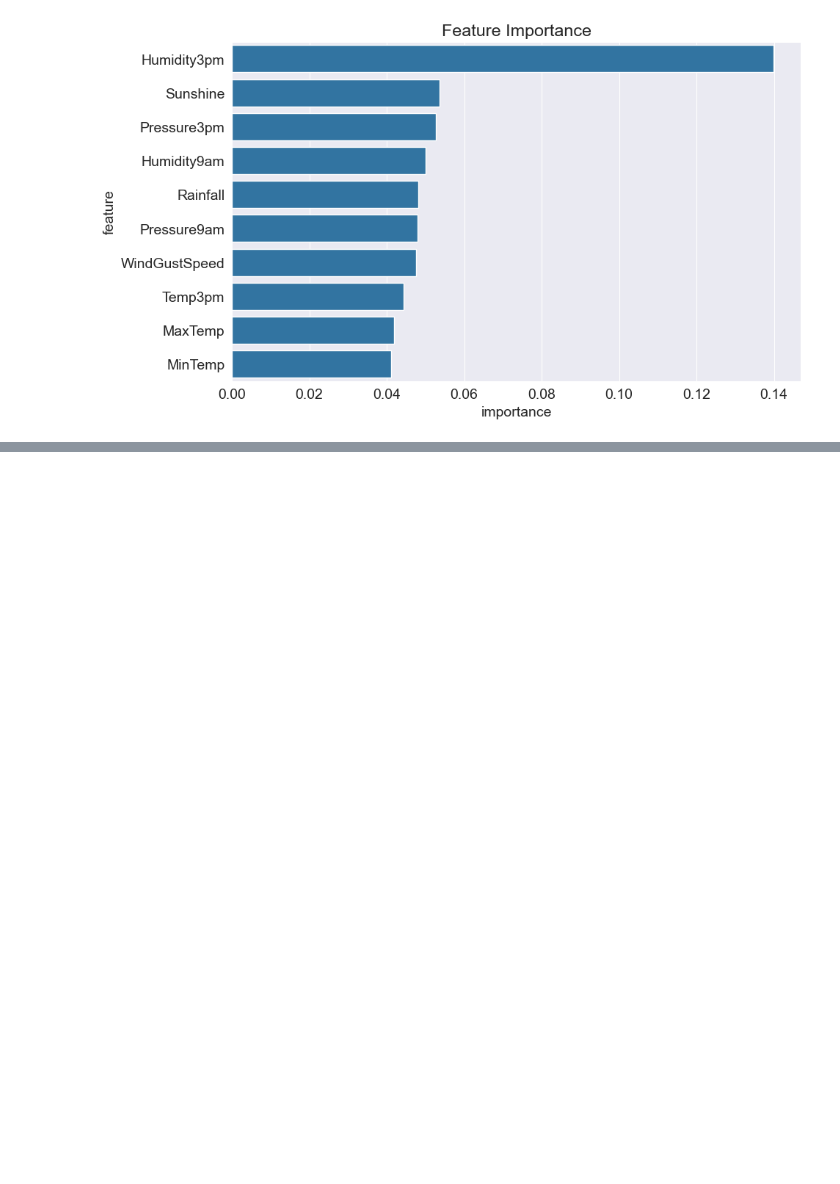
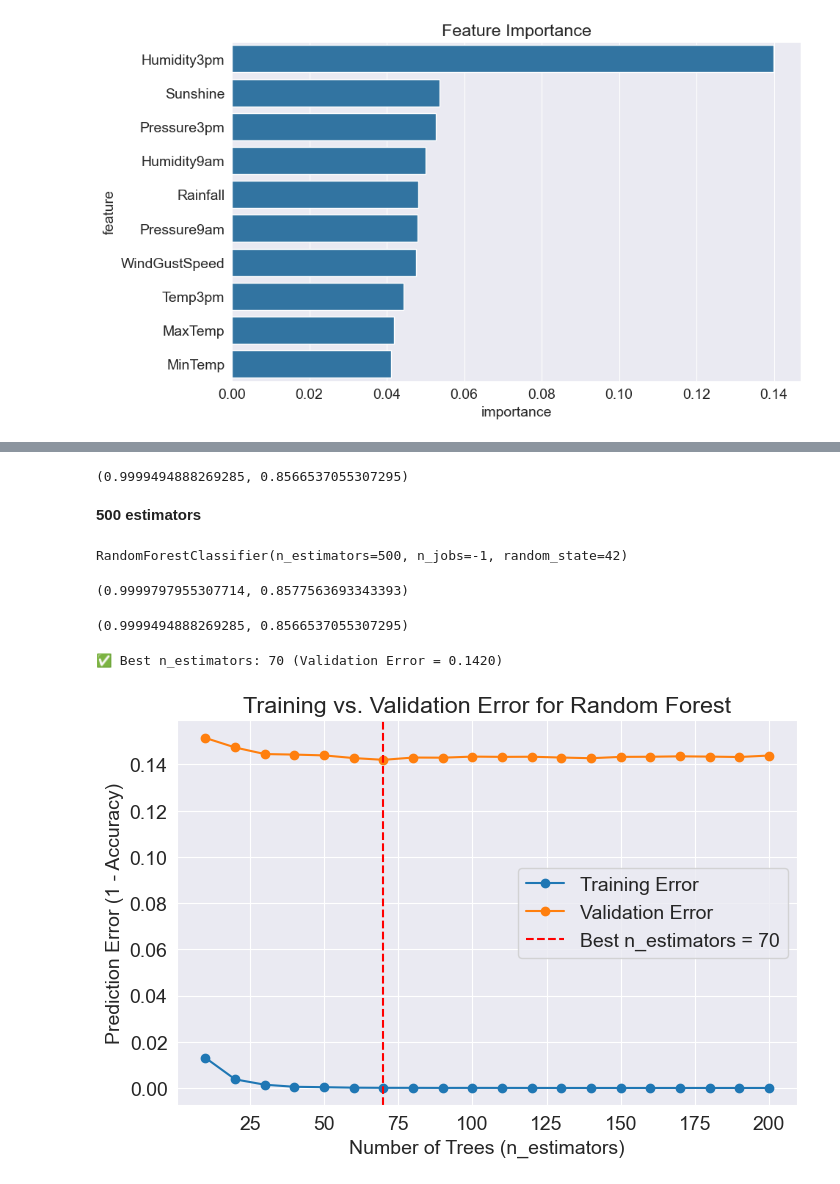
Before and after one commit to baldzhiyski/data-science-course, a Jupyter notebook: scikit-learn-course/desicion-trees-random-forest/decision-tree-forest.ipynb, the cells around one changed output, grey strips where cells are left out. Cells and saved outputs as stored; diff of their text form; code cells hidden in the pictures; blank space fills up the shorter version.

```diff
--- a/scikit-learn-course/desicion-trees-random-forest/decision-tree-forest.ipynb
+++ b/scikit-learn-course/desicion-trees-random-forest/decision-tree-forest.ipynb
@@ -680,0 +699,4 @@ sns.barplot(data=importance_df.head(10), x='importance', y='feature');
+# %%
+model = RandomForestClassifier(random_state=42, n_jobs=-1, n_estimators=10)
+# %%
+model.fit(X_train, train_targets)
@@ -680,0 +709,62 @@ sns.barplot(data=importance_df.head(10), x='importance', y='feature');
+# %%
+base_accs
+# %% [output]
+(0.9999494888269285, 0.8566537055307295)
+# %% [markdown]
+**500 estimators**
+# %%
+model = RandomForestClassifier(random_state=42, n_jobs=-1, n_estimators=500)
+model.fit(X_train, train_targets)
+# %% [output]
+RandomForestClassifier(n_estimators=500, n_jobs=-1, random_state=42)
+# %%
+model.score(X_train, train_targets), model.score(X_val, val_targets)
+# %% [output]
+(0.9999797955307714, 0.8577563693343393)
+# %%
+base_accs
+# %% [output]
+(0.9999494888269285, 0.8566537055307295)
+# %%
+def n_estimators_error(n):
+    model = RandomForestClassifier(
+        random_state=42,
+        n_jobs=-1,
+        n_estimators=n
+    )
+    model.fit(X_train, train_targets)
+    train_pred = model.predict(X_train)
+    val_pred = model.predict(X_val)
+
+    return {
+        "n_estimators": n,
+        "Training Error": 1 - accuracy_score(train_targets, train_pred),
+        "Validation Error": 1 - accuracy_score(val_targets, val_pred)
+    }
+
+# Test several values of n_estimators
+results = [n_estimators_error(n) for n in range(10, 201, 10)]
+
+errors_df = pd.DataFrame(results)
+
+# --- Find best n_estimators (lowest validation error) ---
+best_row = errors_df.loc[errors_df["Validation Error"].idxmin()]
+best_n = int(best_row["n_estimators"])
+best_val_err = best_row["Validation Error"]
+
+print(f"✅ Best n_estimators: {best_n} (Validation Error = {best_val_err:.4f})")
+
+# --- Plot ---
+plt.figure(figsize=(8, 5))
+plt.plot(errors_df["n_estimators"], errors_df["Training Error"], label="Training Error", marker='o')
+plt.plot(errors_df["n_estimators"], errors_df["Validation Error"], label="Validation Error", marker='o')
+plt.axvline(x=best_n, color='r', linestyle='--', label=f"Best n_estimators = {best_n}")
+plt.xlabel("Number of Trees (n_estimators)")
+plt.ylabel("Prediction Error (1 - Accuracy)")
+plt.title("Training vs. Validation Error for Random Forest")
+plt.legend()
+plt.grid(True)
+plt.show()
+# %% [output]
+✅ Best n_estimators: 70 (Validation Error = 0.1420)
+[figure, added]
```
Also changed, not shown: parts of 33 cells of this notebook, 1 other file.
